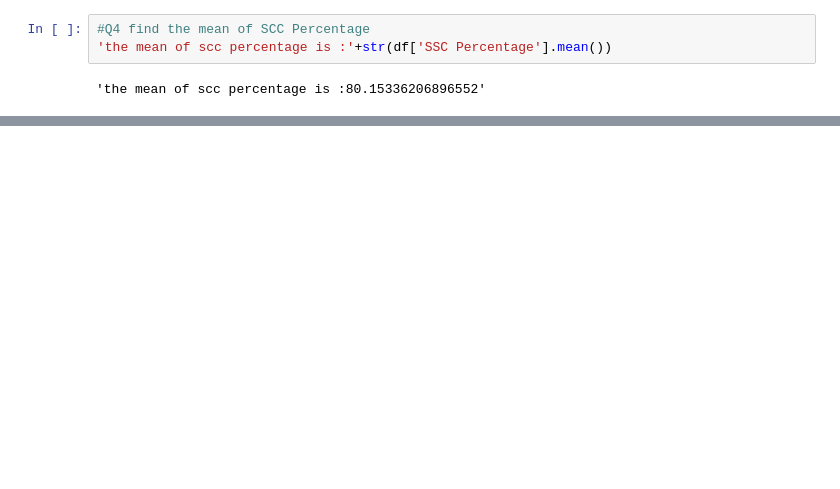
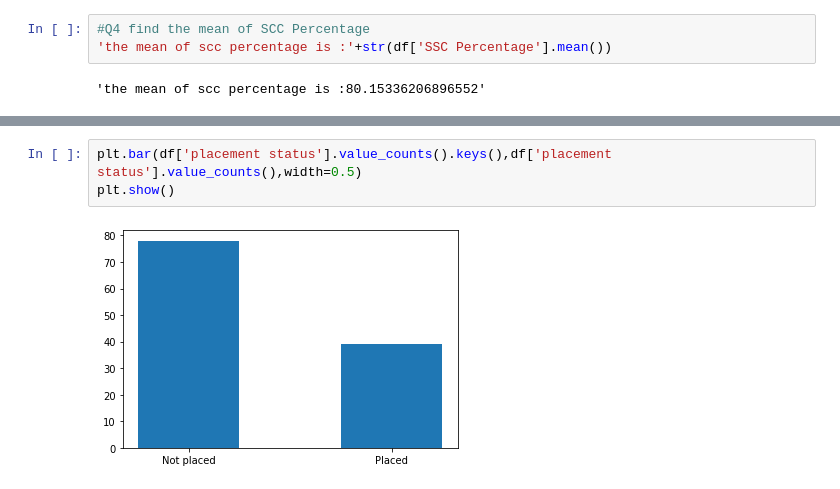
Before and after one commit to 21pa1a6128/DWM-lab, a Jupyter notebook: operations_on_dataset.ipynb, the cells around one changed output, grey strips where cells are left out. Saved outputs shown, nothing was run; the diff lists cells and outputs as text; blank space fills up the shorter version.

```diff
--- a/operations_on_dataset.ipynb
+++ b/operations_on_dataset.ipynb
@@ -48,0 +85,5 @@ NameError: ignored
+# %%
+plt.bar(df['placement status'].value_counts().keys(),df['placement status'].value_counts(),width=0.5)
+plt.show()
+# %% [output]
+[figure, added]
```
Also changed, not shown: parts of 15 cells of this notebook.
